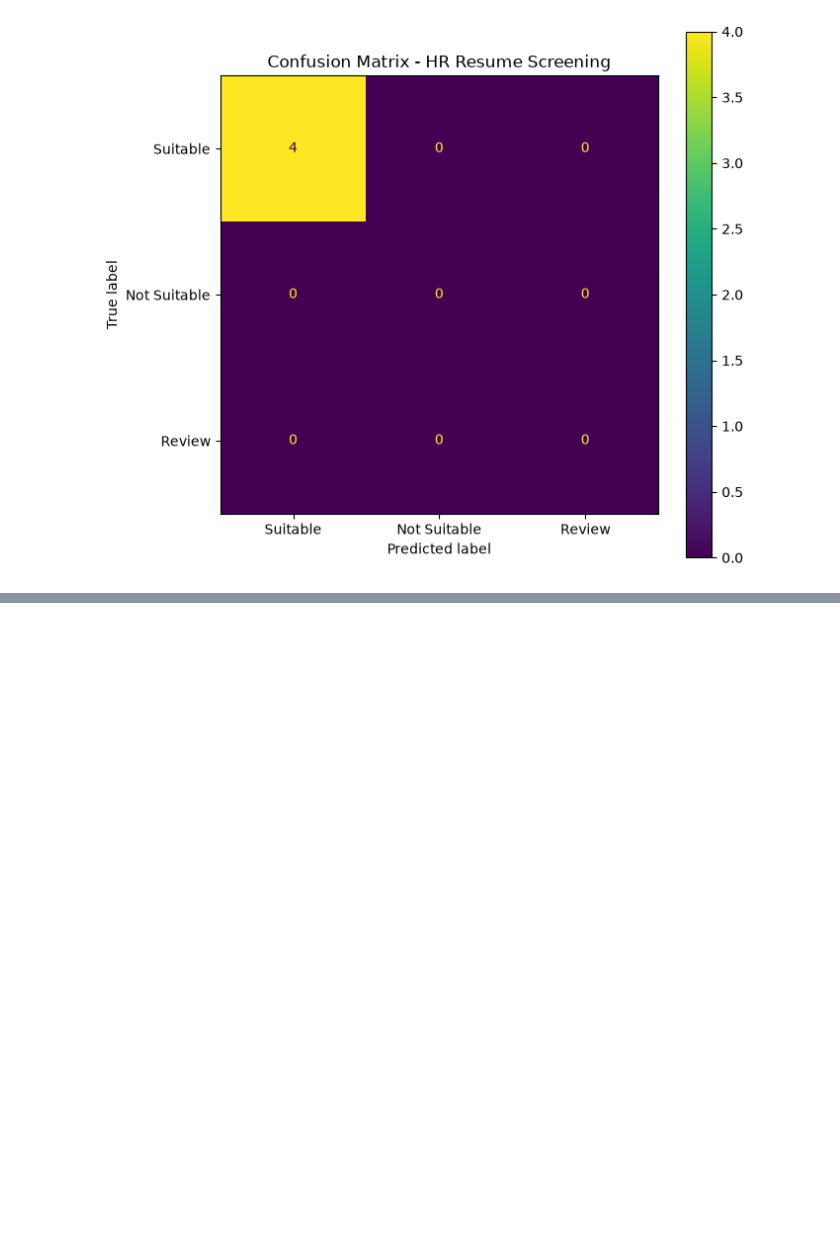
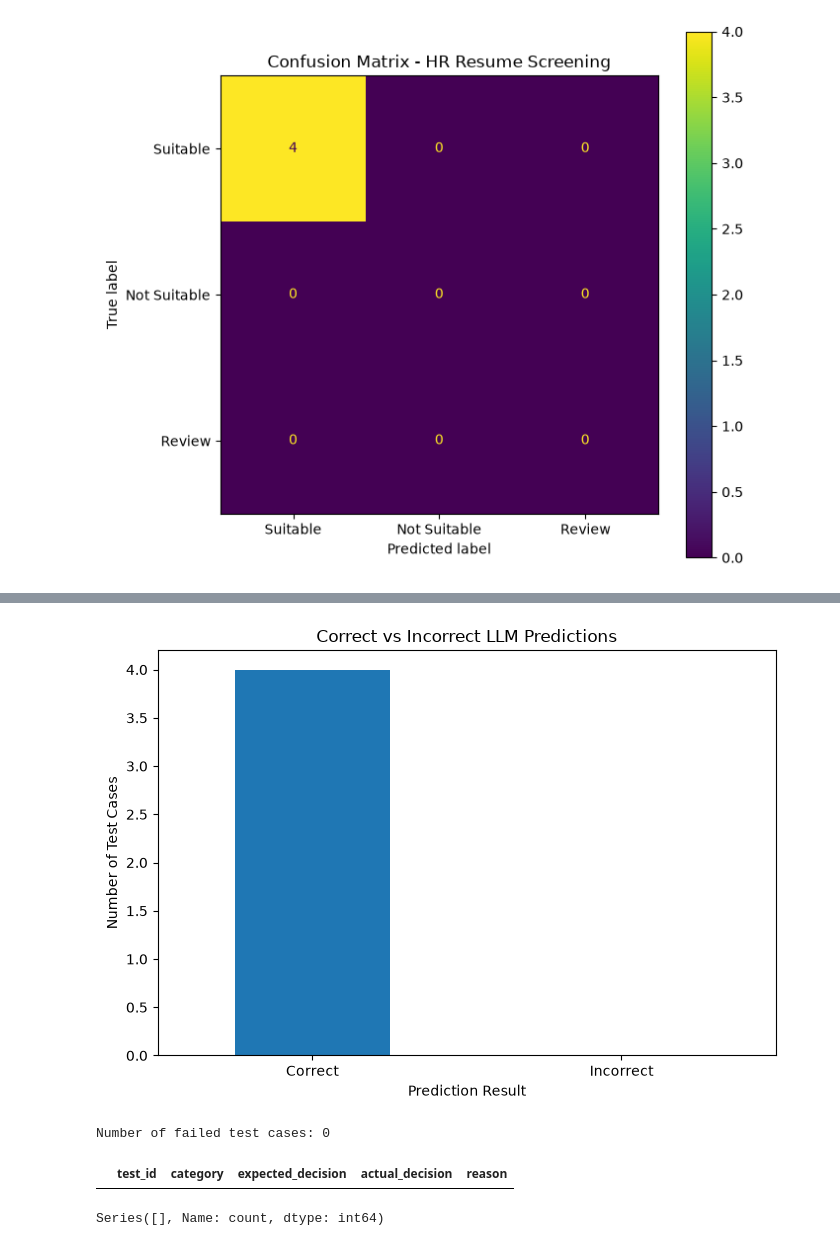
Before and after one commit to nimeshi1023/LLM-Resume-Evaluation-Framework, a Jupyter notebook: notebooks/analysis.ipynb, the cells around one changed output, grey strips where cells are left out. Saved outputs shown, nothing was run; the diff lists cells and outputs as text; code cells hidden in the pictures; blank space fills up the shorter version.

```diff
--- a/notebooks/analysis.ipynb
+++ b/notebooks/analysis.ipynb
@@ -181,0 +250,13 @@ plt.show()
+# %%
+correct_count = df["correct"].sum()
+incorrect_count = len(df) - correct_count
+
+print("Correct predictions:", correct_count)
+print("Incorrect predictions:", incorrect_count)
+
+accuracy_summary = pd.DataFrame({
+    "Result": ["Correct", "Incorrect"],
+    "Count": [correct_count, incorrect_count]
+})
+
+accuracy_summary
@@ -181,0 +269,49 @@ plt.show()
+# %%
+plt.figure(figsize=(7, 5))
+
+accuracy_summary.set_index("Result")["Count"].plot(
+    kind="bar"
+)
+
+plt.title("Correct vs Incorrect LLM Predictions")
+
+plt.xlabel("Prediction Result")
+
+plt.ylabel("Number of Test Cases")
+
+plt.xticks(rotation=0)
+
+plt.tight_layout()
+
+plt.show()
+# %% [output]
+[figure, added]
+# %%
+failed_cases = df[
+    df["expected_decision"]
+    != df["actual_decision"]
+][
+    [
+        "test_id",
+        "category",
+        "expected_decision",
+        "actual_decision",
+        "reason"
+    ]
+]
+
+print("Number of failed test cases:", len(failed_cases))
+
+failed_cases
+# %% [output]
+Number of failed test cases: 0
+|  | test_id | category | expected_decision | actual_decision | reason |
+# %%
+failure_by_category = (
+    failed_cases["category"]
+    .value_counts()
+)
+
+failure_by_category
+# %% [output]
+Series([], Name: count, dtype: int64)
```
Also changed, not shown: parts of 9 cells of this notebook.
